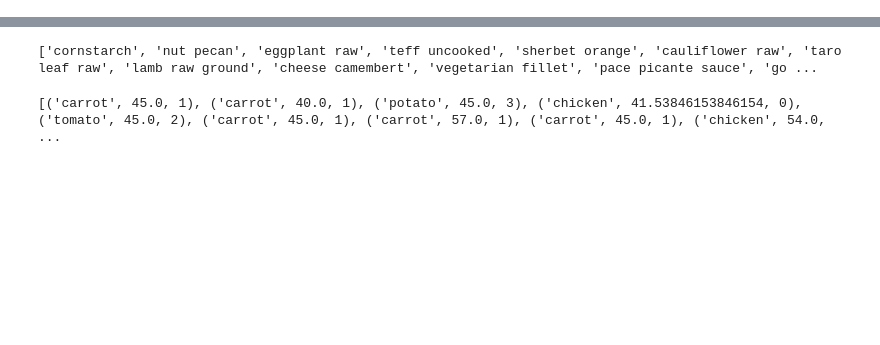
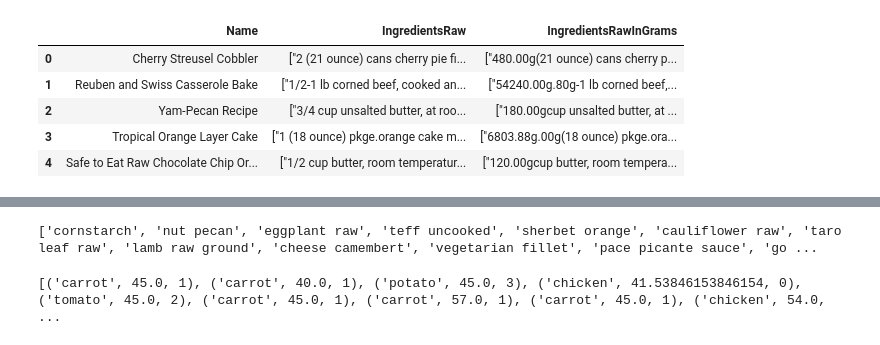
Before and after one commit to LiKenun/dishcovery, a Jupyter notebook: Dishcovery/Untitled-1 copy.ipynb, the cells around one changed output, grey strips where cells are left out. Drawn from its saved outputs; the diff is of its cells as text; code cells hidden in the pictures; blank space fills up the shorter version.

```diff
--- a/Dishcovery/Untitled-1 copy.ipynb
+++ b/Dishcovery/Untitled-1 copy.ipynb
@@ -16,3 +24,13 @@ ValueError: numpy.dtype size changed, may indicate binary incompatibility. Expec
+# %%
+easier_df.head()
+[""6803.88g.00glarge cauliflower, cut into small florets "",""2 large onions, chopped into 1/2-inch chunks "",""3 medium baking potatoes, peeled and chopped into 1/2-inch- 3/4-inch chunks "",""6803.88g.00gcup frozen green pea"",""6803.88g.00gcup vegetable stock or 6803.88g.00gcup chicken stock"",""4 tablespoons ghee or 4 tablespoons clarified butter"",""2 tablespoons fresh ginger, grated (including juice)"",""2 tablespoons fresh ginger, peeled and finely minced "",""5 garlic cloves, minced "",""6803.88g.00gmedium hot green chili pepper, minced "",""2 teaspoons turmeric"",""6803.88g.00gtablespoon garam masala"",""2 teaspoons ground coriander"",""6803.88g.00gteaspoon salt"",""1/2 teaspoon white pepper"",""6803.88g.00gteaspoon fenugreek seeds"",""6803.88g.00gteaspoon ground cumin"",""6803.88g.00gteaspoon cumin seed"",""1/2 lemon, juice of"",""1/3 cup fresh cilantro, chopped ""]
+# %% [output]
+|  | Name | IngredientsRaw | IngredientsRawInGrams |
+| 0 | Cherry Streusel Cobbler | ["2 (21 ounce) cans cherry pie fi... | ["480.00g(21 ounce) cans cherry p... |
+| 1 | Reuben and Swiss Casserole Bake | ["1/2-1 lb corned beef, cooked an... | ["54240.00g.80g-1 lb corned beef,... |
+| 2 | Yam-Pecan Recipe | ["3/4 cup unsalted butter, at roo... | ["180.00gcup unsalted butter, at ... |
+| 3 | Tropical Orange Layer Cake | ["1 (18 ounce) pkge.orange cake m... | ["6803.88g.00g(18 ounce) pkge.ora... |
+| 4 | Safe to Eat Raw Chocolate Chip Or... | ["1/2 cup butter, room temperatur... | ["120.00gcup butter, room tempera... |
 # %%
 def remove_units(value):
     if isinstance(value, str):
```
Also changed, not shown: parts of 11 cells of this notebook, 4 other files.
